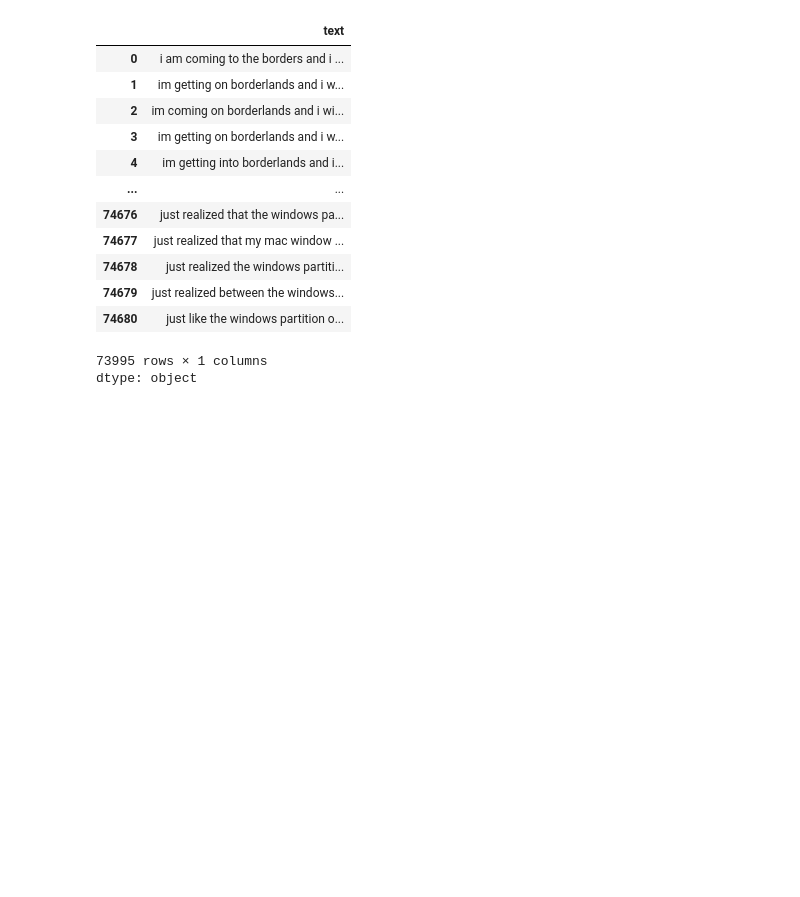
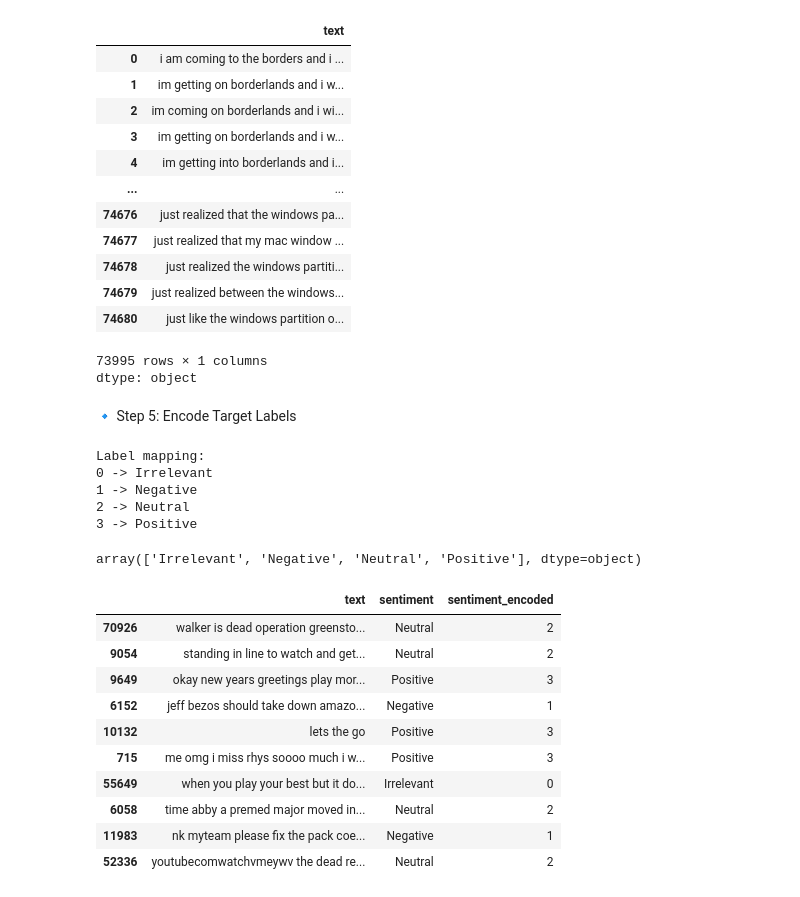
Before and after one commit to touhid0503/Sentiment_Analysis_System, a Jupyter notebook: sentiment_analysis_system.ipynb, the cells around one changed output. Drawn from its saved outputs; the diff is of its cells as text; code cells hidden in the pictures; blank space fills up the shorter version.

```diff
--- a/sentiment_analysis_system.ipynb
+++ b/sentiment_analysis_system.ipynb
@@ -186,3 +186,36 @@ df['text']
 | 74680 | just like the windows partition o... |
 73995 rows × 1 columns
 dtype: object
+# %% [markdown]
+🔹 Step 5: Encode Target Labels
+# %%
+encoder = LabelEncoder()
+df['sentiment_encoded'] = encoder.fit_transform(df['sentiment'])
+
+print("Label mapping:")
+for i, c in enumerate(encoder.classes_):
+    print(i, "->", c)
+# %% [output]
+Label mapping:
+0 -> Irrelevant
+1 -> Negative
+2 -> Neutral
+3 -> Positive
+# %%
+encoder.classes_
+# %% [output]
+array(['Irrelevant', 'Negative', 'Neutral', 'Positive'], dtype=object)
+# %%
+df.sample(10)
+# %% [output]
+|  | text | sentiment | sentiment_encoded |
+| 70926 | walker is dead operation greensto... | Neutral | 2 |
+| 9054 | standing in line to watch and get... | Neutral | 2 |
+| 9649 | okay new years greetings play mor... | Positive | 3 |
+| 6152 | jeff bezos should take down amazo... | Negative | 1 |
+| 10132 | lets the go | Positive | 3 |
+| 715 | me omg i miss rhys soooo much i w... | Positive | 3 |
+| 55649 | when you play your best but it do... | Irrelevant | 0 |
+| 6058 | time abby a premed major moved in... | Neutral | 2 |
+| 11983 | nk myteam please fix the pack coe... | Negative | 1 |
+| 52336 | youtubecomwatchvmeywv the dead re... | Neutral | 2 |
```
Also changed, not shown: parts of 2 cells of this notebook.
